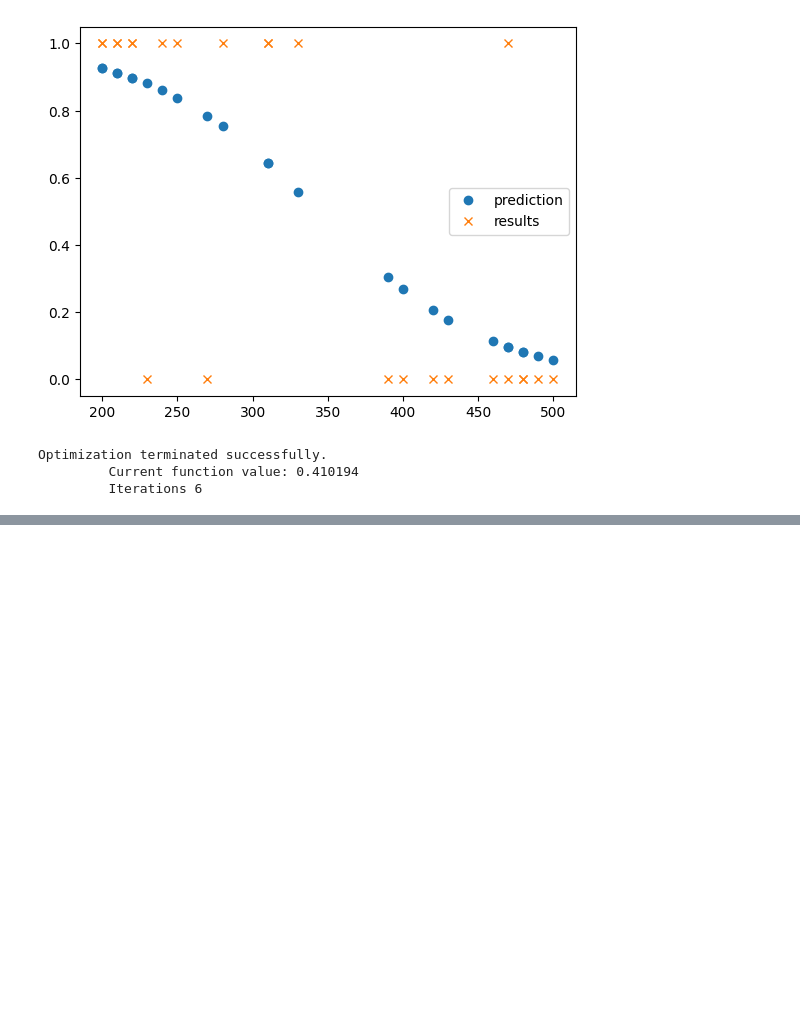
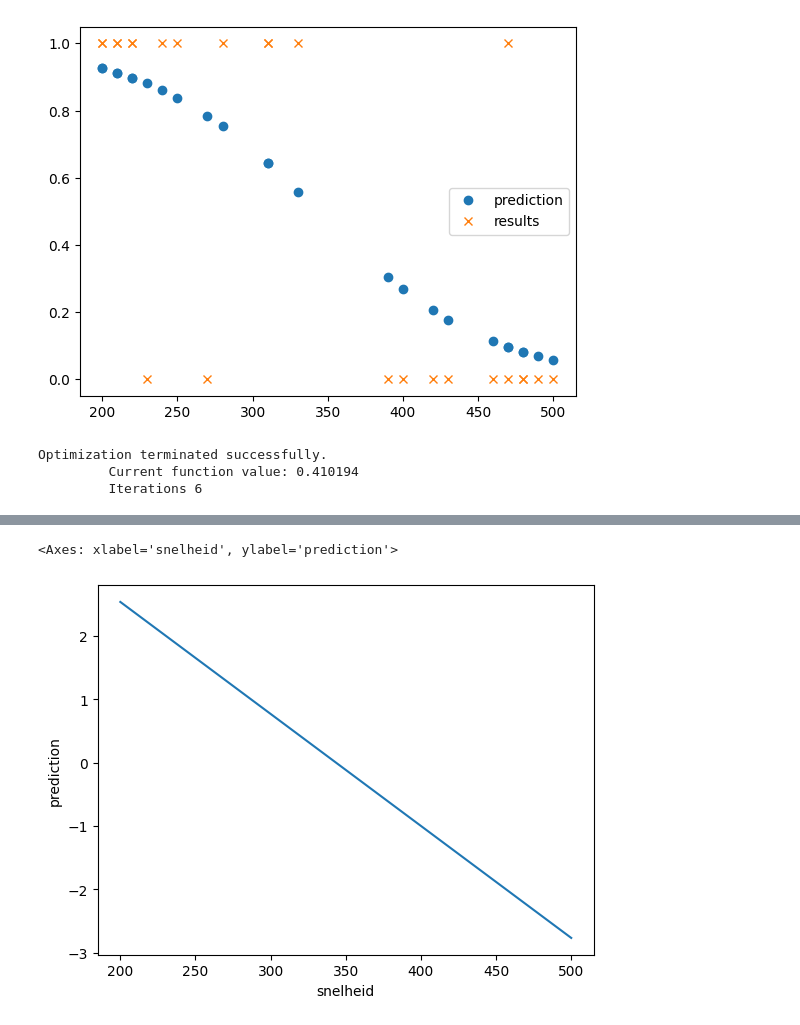
Before and after one commit to R4vante/School, a Jupyter notebook: Statistical_Learning/Data_Analyse/raket2.ipynb, the cells around one changed output, grey strips where cells are left out. Saved outputs shown, nothing was run; the diff lists cells and outputs as text; code cells hidden in the pictures; blank space fills up the shorter version.

```diff
--- a/Statistical_Learning/Data_Analyse/raket2.ipynb
+++ b/Statistical_Learning/Data_Analyse/raket2.ipynb
@@ -80,0 +84,5 @@ plt.plot(x, y, 'x')
+# %%
+sns.lineplot(x='snelheid', y='prediction', data=lin_data, errorbar=('ci', 0.95))
+# %% [output]
+<Axes: xlabel='snelheid', ylabel='prediction'>
+[figure, added]
```
Also changed, not shown: parts of 6 cells of this notebook.
